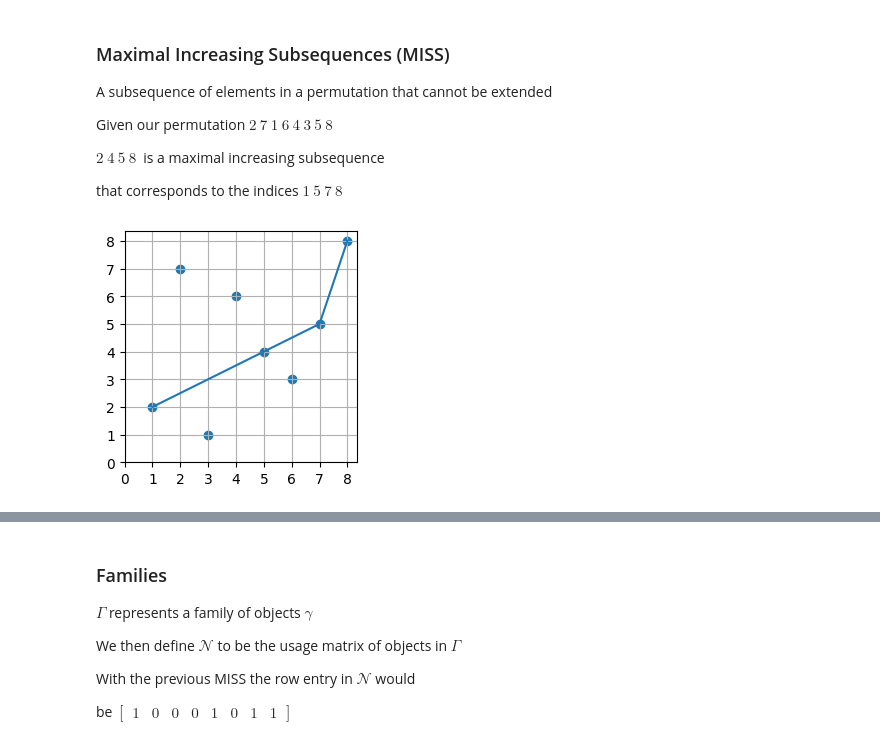
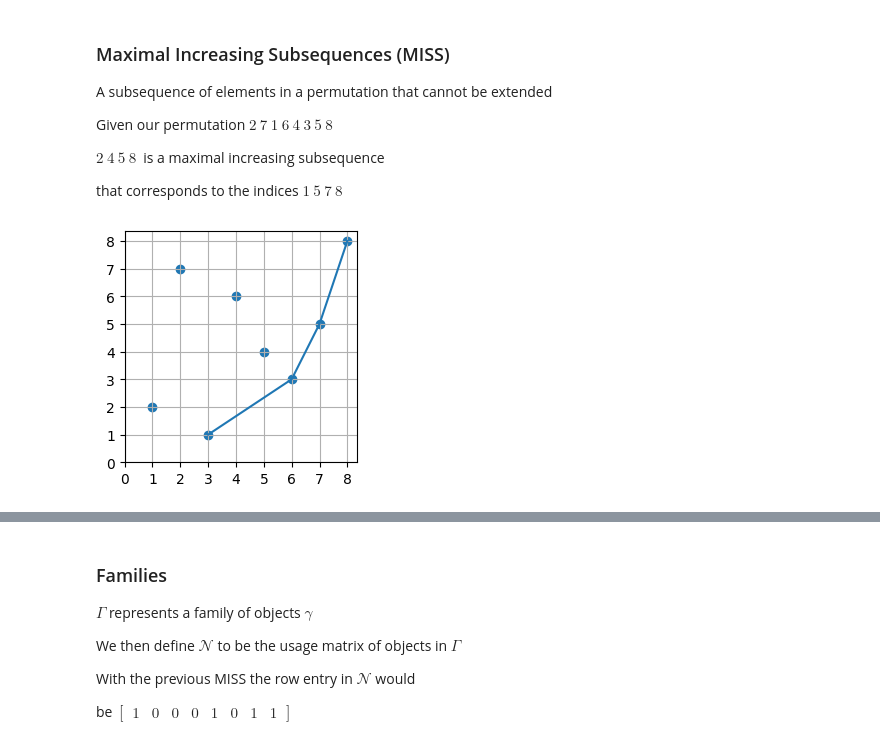
Before and after one commit to innyun/Modulus-Project, a Jupyter notebook: Nalen_DRP.ipynb, the cells around one changed output, grey strips where cells are left out. Saved outputs shown, nothing was run; the diff lists cells and outputs as text; code cells hidden in the pictures.

```diff
--- a/Nalen_DRP.ipynb
+++ b/Nalen_DRP.ipynb
@@ -75,24 +75,28 @@ that corresponds to the indices $1\ 5\ 7\ 8\ $
 # %%
 #small helper image
 pi =  [2, 7, 1, 6, 4, 3, 5, 8]
 x = range(1,9)
 
 max = [2, 4, 5, 8]
 maxI = [1, 5, 7, 8]
 
+MinMaxMISS = [1, 3, 5, 8]
+MinMaxMISSI = [3, 6, 7, 8]
+
 # initialize figure
 fig, fig = plt.subplots(figsize=(3, 3))
 
 plt.scatter(x,pi)
 #plt.plot(badI,bad)
-plt.plot(maxI,max)
+#plt.plot(maxI,max)
+plt.plot(MinMaxMISSI, MinMaxMISS)
 
 # Set the ticks to be at the edges of the bins.
 fig.set_xticks(range(0,9))
 fig.set_yticks(range(0,9))
 plt.grid(True)
 # %% [output]
-[figure, old version]
+[figure, new version]
 # %% [markdown]
 <table>
 <tr>
```
Also changed, not shown: parts of 49 cells of this notebook, 15 other files.
